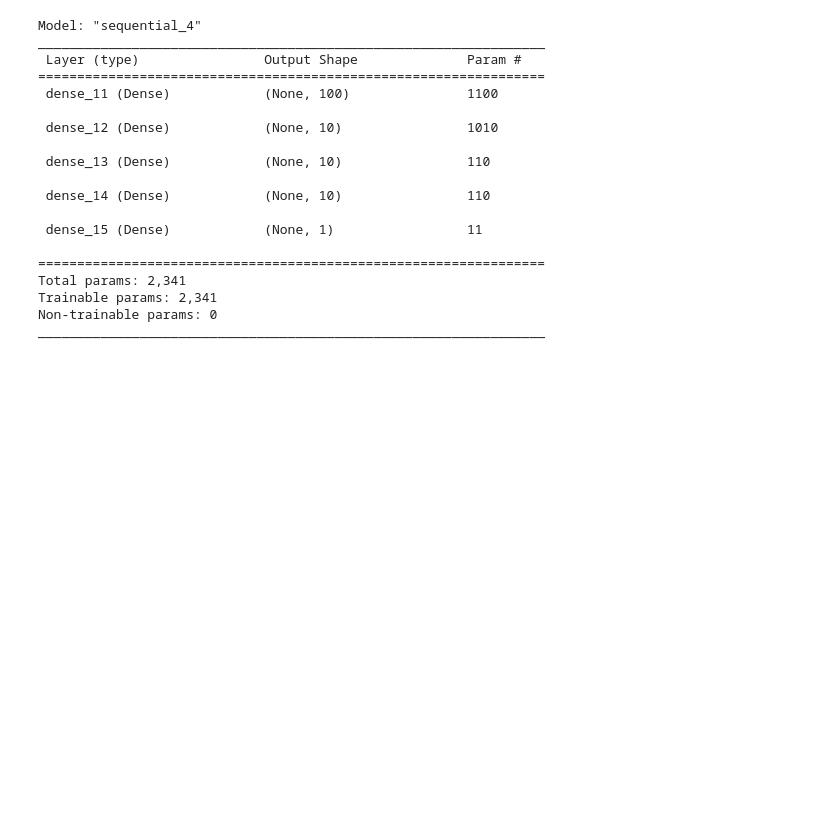
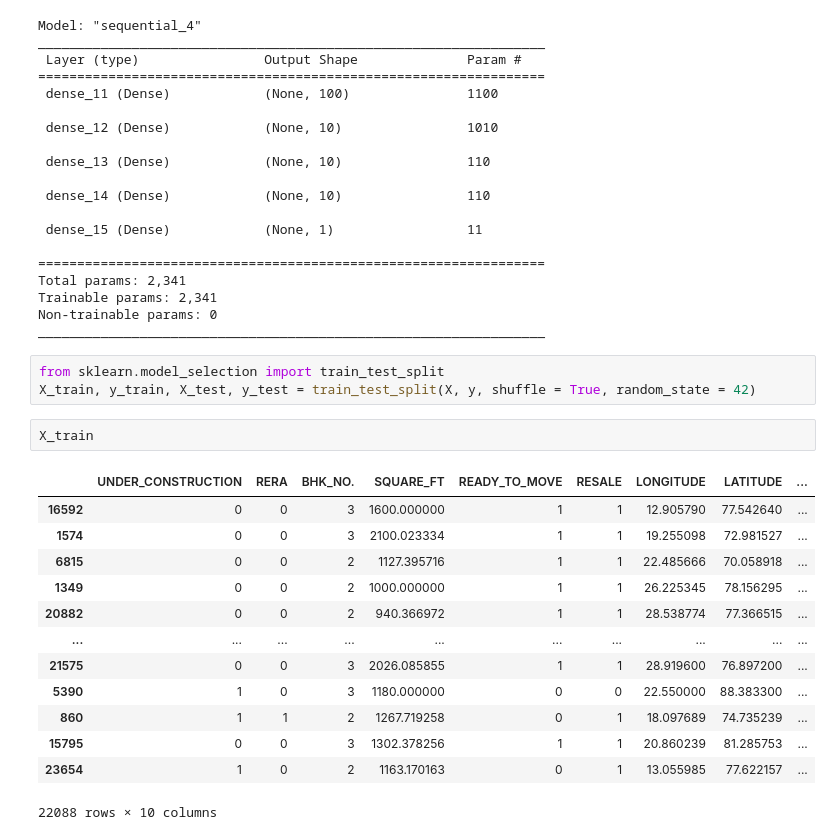
Before and after one commit to nandapg0204/GIT-Projects, a Jupyter notebook: House_price_prediction.ipynb, the cells around one changed output. Drawn from its saved outputs; the diff is of its cells as text; blank space fills up the shorter version.

```diff
--- a/House_price_prediction.ipynb
+++ b/House_price_prediction.ipynb
@@ -246,3 +255,22 @@ Total params: 2,341
 Trainable params: 2,341
 Non-trainable params: 0
 _________________________________________________________________
+# %%
+from sklearn.model_selection import train_test_split
+X_train, y_train, X_test, y_test = train_test_split(X, y, shuffle = True, random_state = 42)
+# %%
+X_train
+# %% [output]
+|  | UNDER_CONSTRUCTION | RERA | BHK_NO. | SQUARE_FT | READY_TO_MOVE | RESALE | LONGITUDE | LATITUDE | ... |
+| 16592 | 0 | 0 | 3 | 1600.000000 | 1 | 1 | 12.905790 | 77.542640 | ... |
+| 1574 | 0 | 0 | 3 | 2100.023334 | 1 | 1 | 19.255098 | 72.981527 | ... |
+| 6815 | 0 | 0 | 2 | 1127.395716 | 1 | 1 | 22.485666 | 70.058918 | ... |
+| 1349 | 0 | 0 | 2 | 1000.000000 | 1 | 1 | 26.225345 | 78.156295 | ... |
+| 20882 | 0 | 0 | 2 | 940.366972 | 1 | 1 | 28.538774 | 77.366515 | ... |
+| ... | ... | ... | ... | ... | ... | ... | ... | ... | ... |
+| 21575 | 0 | 0 | 3 | 2026.085855 | 1 | 1 | 28.919600 | 76.897200 | ... |
+| 5390 | 1 | 0 | 3 | 1180.000000 | 0 | 0 | 22.550000 | 88.383300 | ... |
+| 860 | 1 | 1 | 2 | 1267.719258 | 0 | 1 | 18.097689 | 74.735239 | ... |
+| 15795 | 0 | 0 | 3 | 1302.378256 | 1 | 1 | 20.860239 | 81.285753 | ... |
+| 23654 | 1 | 0 | 2 | 1163.170163 | 0 | 1 | 13.055985 | 77.622157 | ... |
+22088 rows × 10 columns
```
Also changed, not shown: parts of 3 cells of this notebook.
